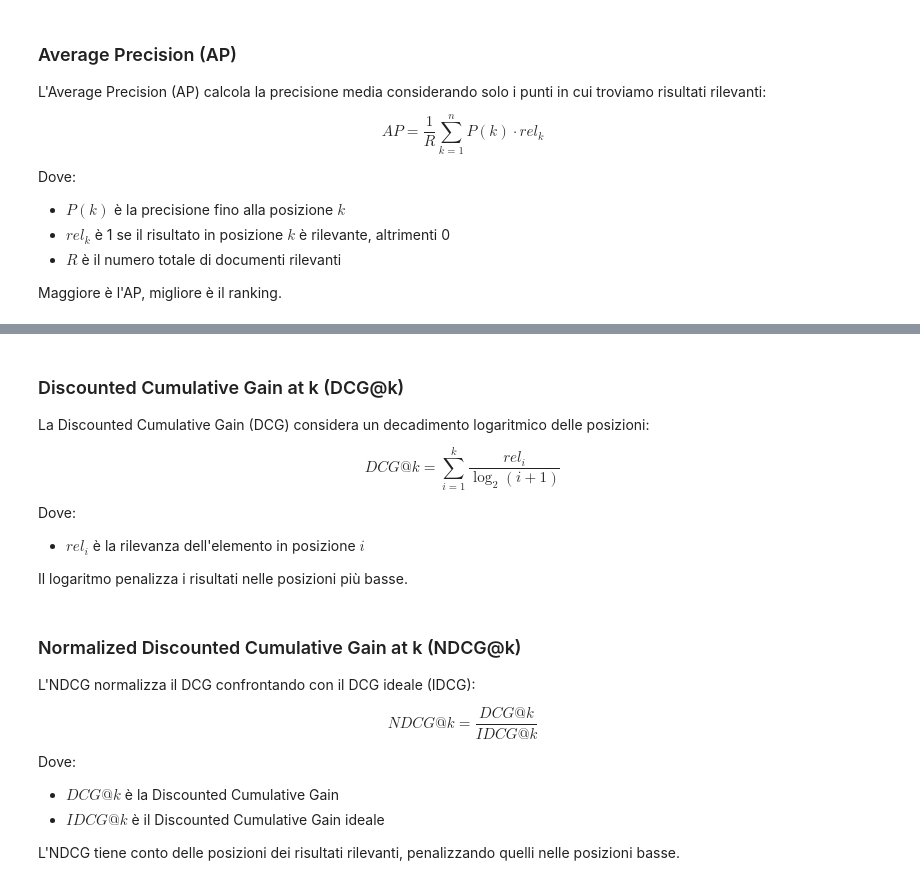
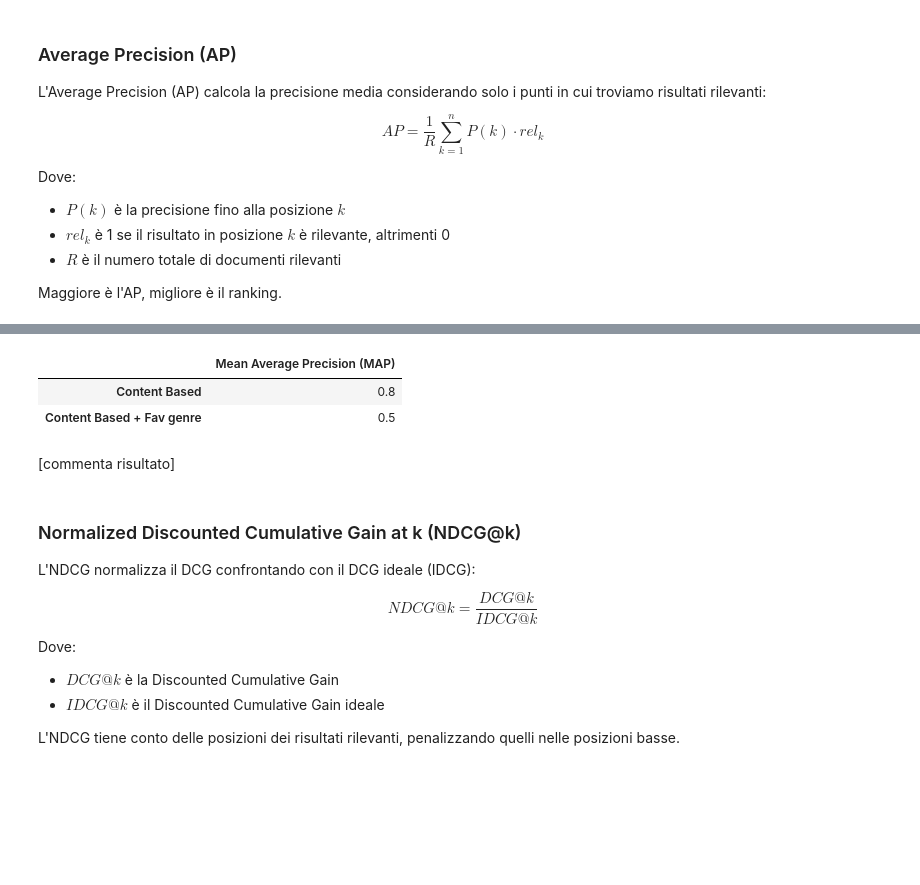
Before and after one commit to Kespers/kCHORDS-recommendation-system, a Jupyter notebook: main.ipynb, the cells around one changed output, grey strips where cells are left out. Drawn from its saved outputs; the diff is of its cells as text; code cells hidden in the pictures; blank space fills up the shorter version.

```diff
--- a/main.ipynb
+++ b/main.ipynb
@@ -1414,14 +1403,37 @@ Il logaritmo penalizza i risultati nelle posizioni più basse.
-# %% [markdown]
-### Discounted Cumulative Gain at k (DCG@k)
-
-La Discounted Cumulative Gain (DCG) considera un decadimento logaritmico delle posizioni:
-
-$$ DCG@k = \sum_{i=1}^{k} \frac{rel_i}{\log_2(i+1)} $$
-
-Dove:
-- $ rel_i $ è la rilevanza dell'elemento in posizione $ i $
-
-Il logaritmo penalizza i risultati nelle posizioni più basse.
+# %%
+from sklearn.metrics import average_precision_score
+# Calcolare MAP per le prime 5 colonne
+true_relevance = np.ones(5, dtype=int)
+
+# Calcolare l'Average Precision per le prime 5 colonne e per le successive 5 (genere preferito)
+average_precision_content_based = [
+    average_precision_score(true_relevance, row[:5]) if np.any(row[:5]) else 0.0
+    for row in binary_metrics_data
+]
+
+average_precision_fav_genre = [
+    average_precision_score(true_relevance, row[5:]) if np.any(row[5:]) else 0.0
+    for row in binary_metrics_data
+]
+
+# Calcolare la media dei punteggi MAP
+mean_ap_content_based = np.mean(average_precision_content_based)
+mean_ap_fav_genre = np.mean(average_precision_fav_genre)
+
+ap_df = pd.DataFrame({
+    'Mean Average Precision (MAP)': [
+        mean_ap_content_based,
+        mean_ap_fav_genre
+    ]
+}, index=['Content Based', 'Content Based + Fav genre'])
+
+ap_df
+# %% [output]
+|  | Mean Average Precision (MAP) |
+| Content Based | 0.8 |
+| Content Based + Fav genre | 0.5 |
+# %% [markdown]
+[commenta risultato]
 # %% [markdown]
 ### Normalized Discounted Cumulative Gain at k (NDCG@k)
 
```
Also changed, not shown: parts of 16 cells of this notebook.
